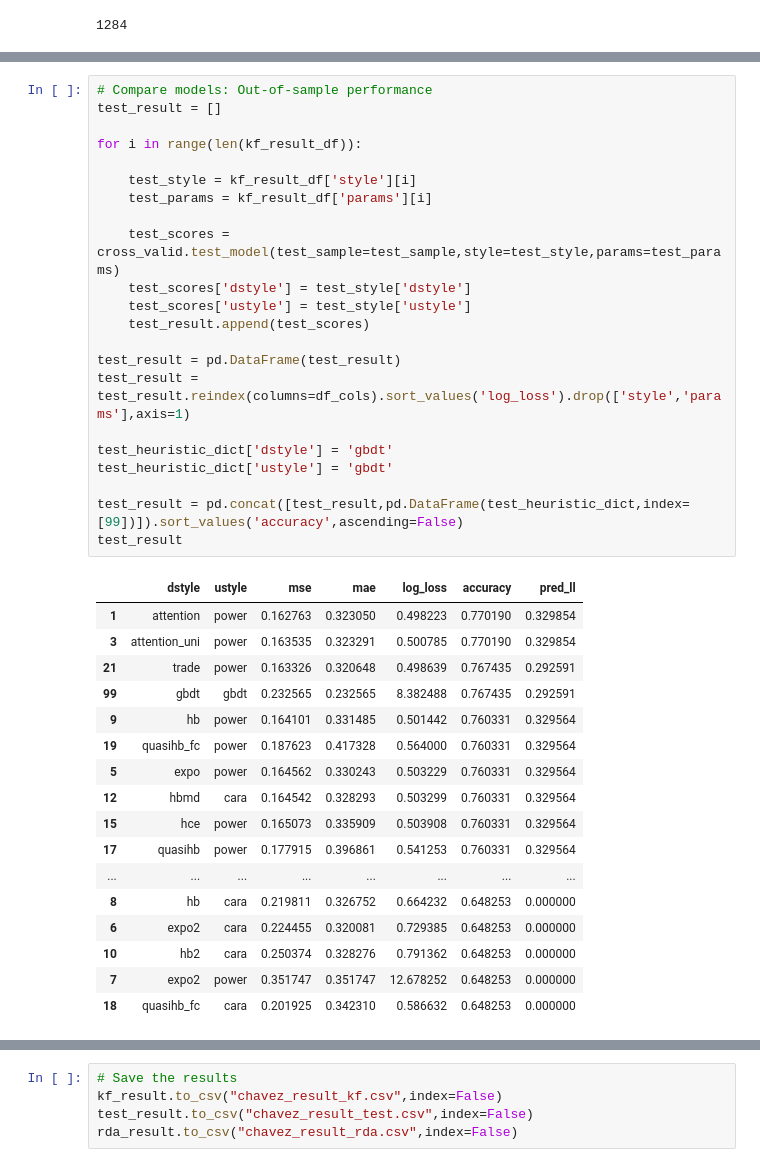
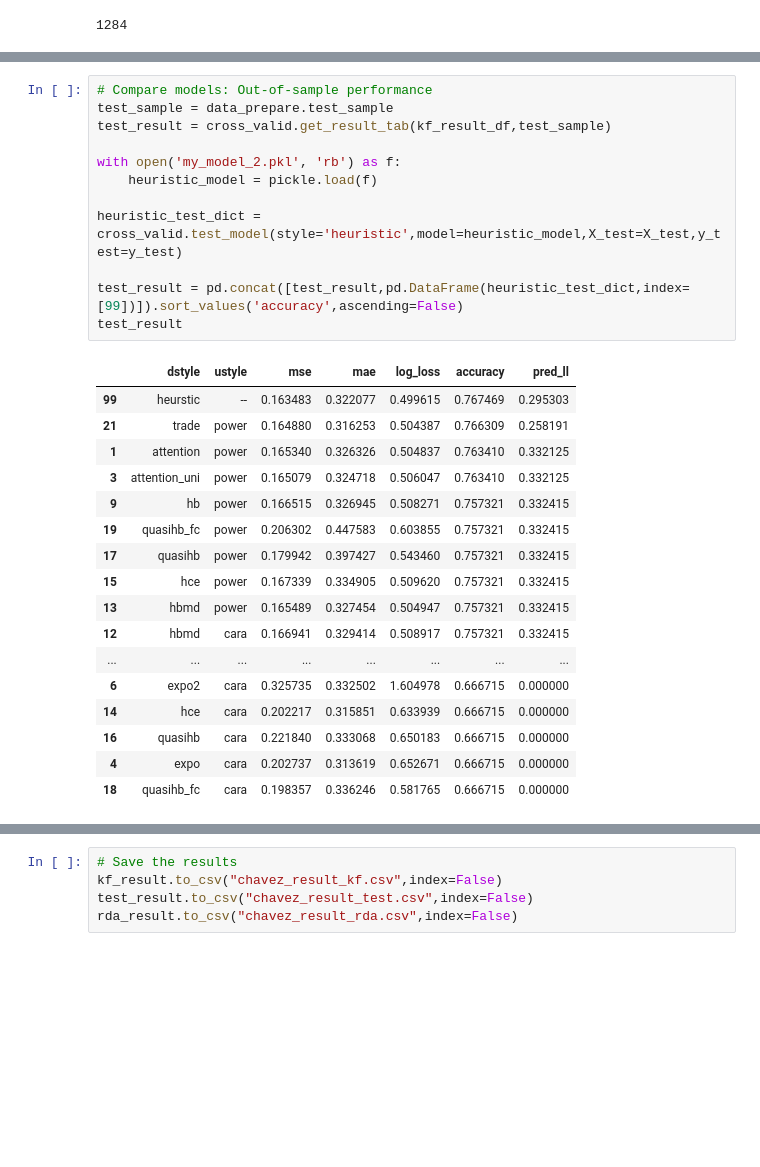
Before and after one commit to zarkwang/attention_discount_project, a Jupyter notebook: model/mpl_analysis_2.ipynb, the cells around one changed output, grey strips where cells are left out. Drawn from its saved outputs; the diff is of its cells as text; blank space fills up the shorter version.

```diff
--- a/model/mpl_analysis_2.ipynb
+++ b/model/mpl_analysis_2.ipynb
@@ -198,43 +160,33 @@ kf_result
-# %%
-# Compare models: Out-of-sample performance
-test_result = []
-
-for i in range(len(kf_result_df)):
-
-    test_style = kf_result_df['style'][i]
-    test_params = kf_result_df['params'][i]
-
-    test_scores = cross_valid.test_model(test_sample=test_sample,style=test_style,params=test_params)
-    test_scores['dstyle'] = test_style['dstyle']
-    test_scores['ustyle'] = test_style['ustyle']
-    test_result.append(test_scores)
-
-test_result = pd.DataFrame(test_result)
-test_result = test_result.reindex(columns=df_cols).sort_values('log_loss').drop(['style','params'],axis=1)
-
-test_heuristic_dict['dstyle'] = 'gbdt'
-test_heuristic_dict['ustyle'] = 'gbdt'
-
-test_result = pd.concat([test_result,pd.DataFrame(test_heuristic_dict,index=[99])]).sort_values('accuracy',ascending=False)
-test_result
-# %% [output]
-|  | dstyle | ustyle | mse | mae | log_loss | accuracy | pred_ll |
-| 1 | attention | power | 0.162763 | 0.323050 | 0.498223 | 0.770190 | 0.329854 |
-| 3 | attention_uni | power | 0.163535 | 0.323291 | 0.500785 | 0.770190 | 0.329854 |
-| 21 | trade | power | 0.163326 | 0.320648 | 0.498639 | 0.767435 | 0.292591 |
-| 99 | gbdt | gbdt | 0.232565 | 0.232565 | 8.382488 | 0.767435 | 0.292591 |
-| 9 | hb | power | 0.164101 | 0.331485 | 0.501442 | 0.760331 | 0.329564 |
-| 19 | quasihb_fc | power | 0.187623 | 0.417328 | 0.564000 | 0.760331 | 0.329564 |
-| 5 | expo | power | 0.164562 | 0.330243 | 0.503229 | 0.760331 | 0.329564 |
-| 12 | hbmd | cara | 0.164542 | 0.328293 | 0.503299 | 0.760331 | 0.329564 |
-| 15 | hce | power | 0.165073 | 0.335909 | 0.503908 | 0.760331 | 0.329564 |
-| 17 | quasihb | power | 0.177915 | 0.396861 | 0.541253 | 0.760331 | 0.329564 |
-| ... | ... | ... | ... | ... | ... | ... | ... |
-| 8 | hb | cara | 0.219811 | 0.326752 | 0.664232 | 0.648253 | 0.000000 |
-| 6 | expo2 | cara | 0.224455 | 0.320081 | 0.729385 | 0.648253 | 0.000000 |
-| 10 | hb2 | cara | 0.250374 | 0.328276 | 0.791362 | 0.648253 | 0.000000 |
-| 7 | expo2 | power | 0.351747 | 0.351747 | 12.678252 | 0.648253 | 0.000000 |
-| 18 | quasihb_fc | cara | 0.201925 | 0.342310 | 0.586632 | 0.648253 | 0.000000 |
+# %%
+# Compare models: Out-of-sample performance
+test_sample = data_prepare.test_sample
+test_result = cross_valid.get_result_tab(kf_result_df,test_sample)
+
+with open('my_model_2.pkl', 'rb') as f:
+    heuristic_model = pickle.load(f)
+
+heuristic_test_dict = cross_valid.test_model(style='heuristic',model=heuristic_model,X_test=X_test,y_test=y_test)
+
+test_result = pd.concat([test_result,pd.DataFrame(heuristic_test_dict,index=[99])]).sort_values('accuracy',ascending=False)
+test_result
+# %% [output]
+|  | dstyle | ustyle | mse | mae | log_loss | accuracy | pred_ll |
+| 99 | heurstic | -- | 0.163483 | 0.322077 | 0.499615 | 0.767469 | 0.295303 |
+| 21 | trade | power | 0.164880 | 0.316253 | 0.504387 | 0.766309 | 0.258191 |
+| 1 | attention | power | 0.165340 | 0.326326 | 0.504837 | 0.763410 | 0.332125 |
+| 3 | attention_uni | power | 0.165079 | 0.324718 | 0.506047 | 0.763410 | 0.332125 |
+| 9 | hb | power | 0.166515 | 0.326945 | 0.508271 | 0.757321 | 0.332415 |
+| 19 | quasihb_fc | power | 0.206302 | 0.447583 | 0.603855 | 0.757321 | 0.332415 |
+| 17 | quasihb | power | 0.179942 | 0.397427 | 0.543460 | 0.757321 | 0.332415 |
+| 15 | hce | power | 0.167339 | 0.334905 | 0.509620 | 0.757321 | 0.332415 |
+| 13 | hbmd | power | 0.165489 | 0.327454 | 0.504947 | 0.757321 | 0.332415 |
+| 12 | hbmd | cara | 0.166941 | 0.329414 | 0.508917 | 0.757321 | 0.332415 |
+| ... | ... | ... | ... | ... | ... | ... | ... |
+| 6 | expo2 | cara | 0.325735 | 0.332502 | 1.604978 | 0.666715 | 0.000000 |
+| 14 | hce | cara | 0.202217 | 0.315851 | 0.633939 | 0.666715 | 0.000000 |
+| 16 | quasihb | cara | 0.221840 | 0.333068 | 0.650183 | 0.666715 | 0.000000 |
+| 4 | expo | cara | 0.202737 | 0.313619 | 0.652671 | 0.666715 | 0.000000 |
+| 18 | quasihb_fc | cara | 0.198357 | 0.336246 | 0.581765 | 0.666715 | 0.000000 |
 # %%
 # Randomly draw 1000 questions from the dataset
 # Use the prediction value by XGBoost as the label
```
Also changed, not shown: parts of 13 cells of this notebook, 17 other files.
